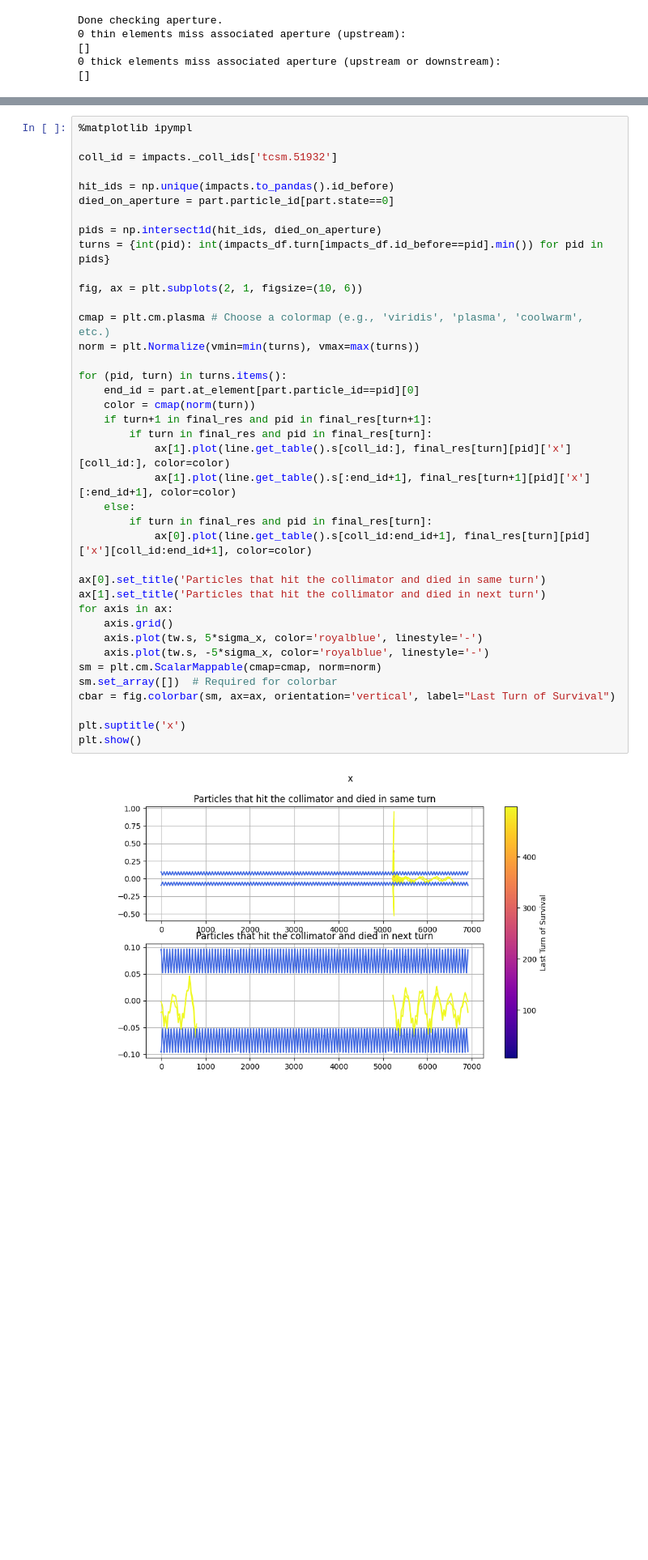
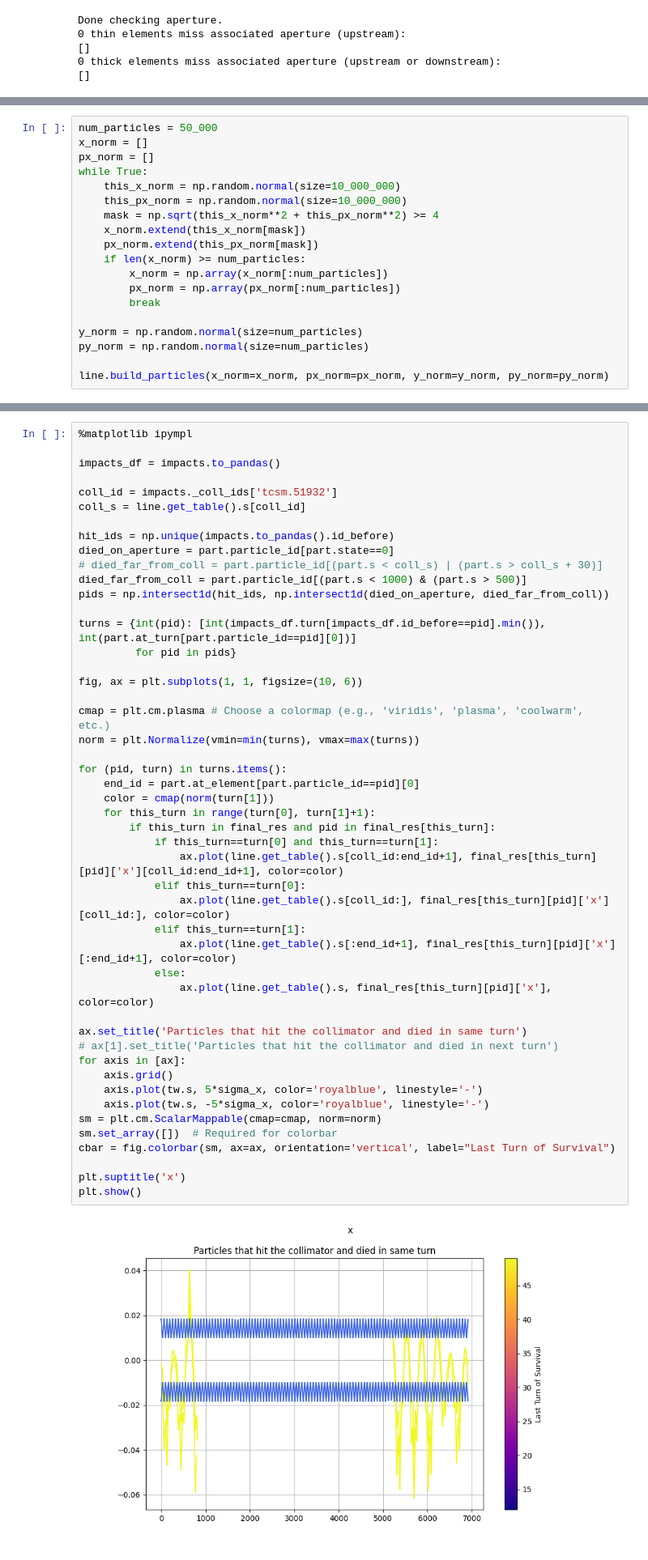
Before and after one commit to lisepauwels/sps_simulations, a Jupyter notebook: indiv_part_tracking.ipynb, the cells around one changed output, grey strips where cells are left out. Shown at 81% size. Drawn from its saved outputs; the diff is of its cells as text; blank space fills up the shorter version.

```diff
--- a/indiv_part_tracking.ipynb
+++ b/indiv_part_tracking.ipynb
@@ -76,0 +85,19 @@ Rebuild tracker data
+# %%
+num_particles = 50_000
+x_norm = []
+px_norm = []
+while True:
+    this_x_norm = np.random.normal(size=10_000_000)
+    this_px_norm = np.random.normal(size=10_000_000)
+    mask = np.sqrt(this_x_norm**2 + this_px_norm**2) >= 4
+    x_norm.extend(this_x_norm[mask])
+    px_norm.extend(this_px_norm[mask])
+    if len(x_norm) >= num_particles:
+        x_norm = np.array(x_norm[:num_particles])
+        px_norm = np.array(px_norm[:num_particles])
+        break
+
+y_norm = np.random.normal(size=num_particles)
+py_norm = np.random.normal(size=num_particles)
+
+line.build_particles(x_norm=x_norm, px_norm=px_norm, y_norm=y_norm, py_norm=py_norm)
@@ -229,41 +188,50 @@ end_id=np.int64(16270), pid=44, turn=2721
 # %%
 %matplotlib ipympl
 
+impacts_df = impacts.to_pandas()
+
 coll_id = impacts._coll_ids['tcsm.51932']
+coll_s = line.get_table().s[coll_id]
 
 hit_ids = np.unique(impacts.to_pandas().id_before)
 died_on_aperture = part.particle_id[part.state==0]
+# died_far_from_coll = part.particle_id[(part.s < coll_s) | (part.s > coll_s + 30)]
+died_far_from_coll = part.particle_id[(part.s < 1000) & (part.s > 500)]
+pids = np.intersect1d(hit_ids, np.intersect1d(died_on_aperture, died_far_from_coll))
 
-pids = np.intersect1d(hit_ids, died_on_aperture)
-turns = {int(pid): int(impacts_df.turn[impacts_df.id_before==pid].min()) for pid in pids}
+turns = {int(pid): [int(impacts_df.turn[impacts_df.id_before==pid].min()), int(part.at_turn[part.particle_id==pid][0])]
+         for pid in pids}
 
-fig, ax = plt.subplots(2, 1, figsize=(10, 6))
+fig, ax = plt.subplots(1, 1, figsize=(10, 6))
 
 cmap = plt.cm.plasma # Choose a colormap (e.g., 'viridis', 'plasma', 'coolwarm', etc.)
 norm = plt.Normalize(vmin=min(turns), vmax=max(turns))
 
 for (pid, turn) in turns.items():
     end_id = part.at_element[part.particle_id==pid][0]
-    color = cmap(norm(turn))
-    if turn+1 in final_res and pid in final_res[turn+1]:
-        if turn in final_res and pid in final_res[turn]:
-            ax[1].plot(line.get_table().s[coll_id:], final_res[turn][pid]['x'][coll_id:], color=color)
-            ax[1].plot(line.get_table().s[:end_id+1], final_res[turn+1][pid]['x'][:end_id+1], color=color)
-    else:
-        if turn in final_res and pid in final_res[turn]:
-            ax[0].plot(line.get_table().s[coll_id:end_id+1], final_res[turn][pid]['x'][coll_id:end_id+1], color=color)
+    color = cmap(norm(turn[1]))
+    for this_turn in range(turn[0], turn[1]+1):
+        if this_turn in final_res and pid in final_res[this_turn]:
+            if this_turn==turn[0] and this_turn==turn[1]:
+                ax.plot(line.get_table().s[coll_id:end_id+1], final_res[this_turn][pid]['x'][coll_id:end_id+1], color=color)
+            elif this_turn==turn[0]:
+                ax.plot(line.get_table().s[coll_id:], final_res[this_turn][pid]['x'][coll_id:], color=color)
+            elif this_turn==turn[1]:
+                ax.plot(line.get_table().s[:end_id+1], final_res[this_turn][pid]['x'][:end_id+1], color=color)
+            else:
+                ax.plot(line.get_table().s, final_res[this_turn][pid]['x'], color=color)
 
-ax[0].set_title('Particles that hit the collimator and died in same turn')
-ax[1].set_title('Particles that hit the collimator and died in next turn')
-for axis in ax:
+ax.set_title('Particles that hit the collimator and died in same turn')
+# ax[1].set_title('Particles that hit the collimator and died in next turn')
+for axis in [ax]:
     axis.grid()
     axis.plot(tw.s, 5*sigma_x, color='royalblue', linestyle='-')
     axis.plot(tw.s, -5*sigma_x, color='royalblue', linestyle='-')
 sm = plt.cm.ScalarMappable(cmap=cmap, norm=norm)
 sm.set_array([])  # Required for colorbar
 cbar = fig.colorbar(sm, ax=ax, orientation='vertical', label="Last Turn of Survival")
 
 plt.suptitle('x')
 plt.show()
 # %% [output]
-[figure, old version]
+[figure, new version]
```
Also changed, not shown: parts of 16 cells of this notebook, 1 other file.
